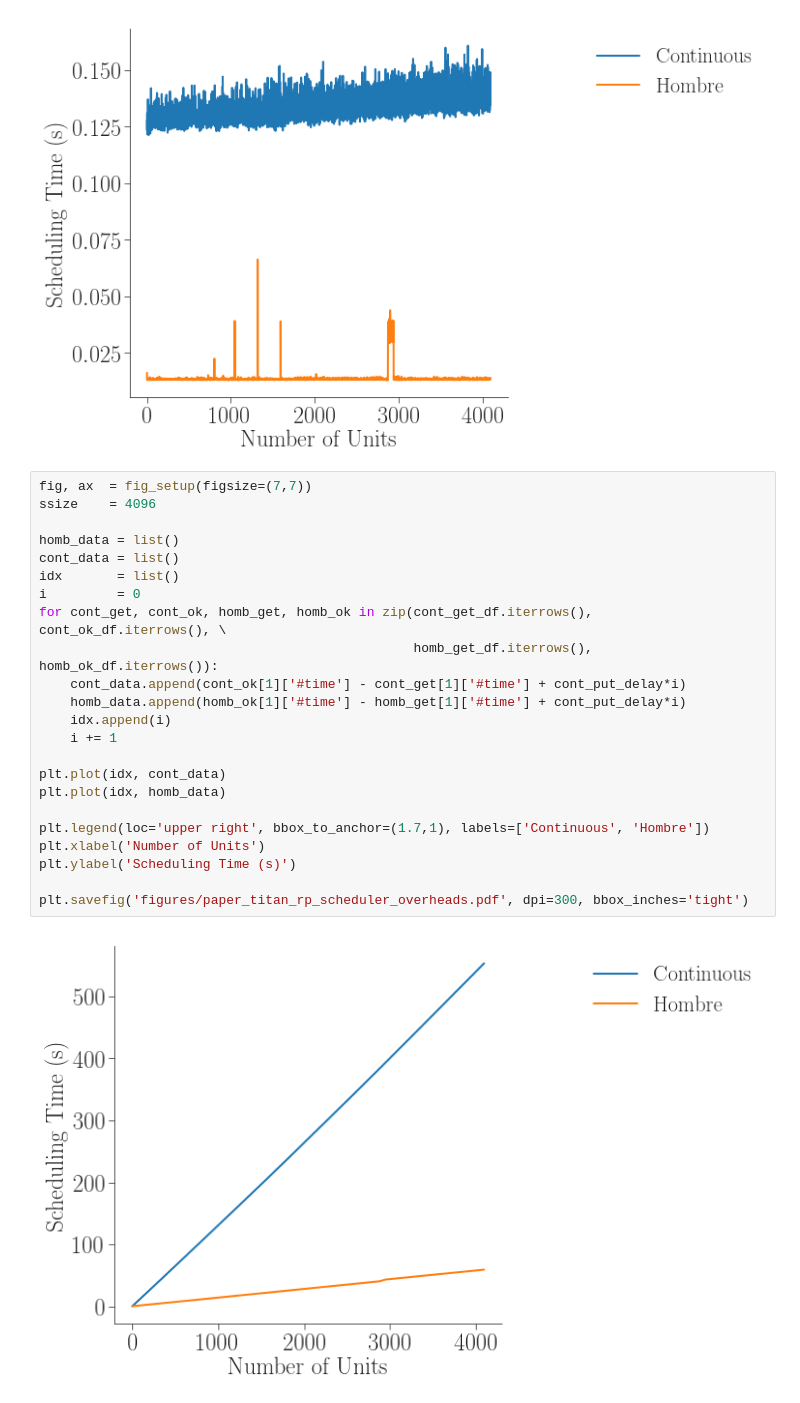
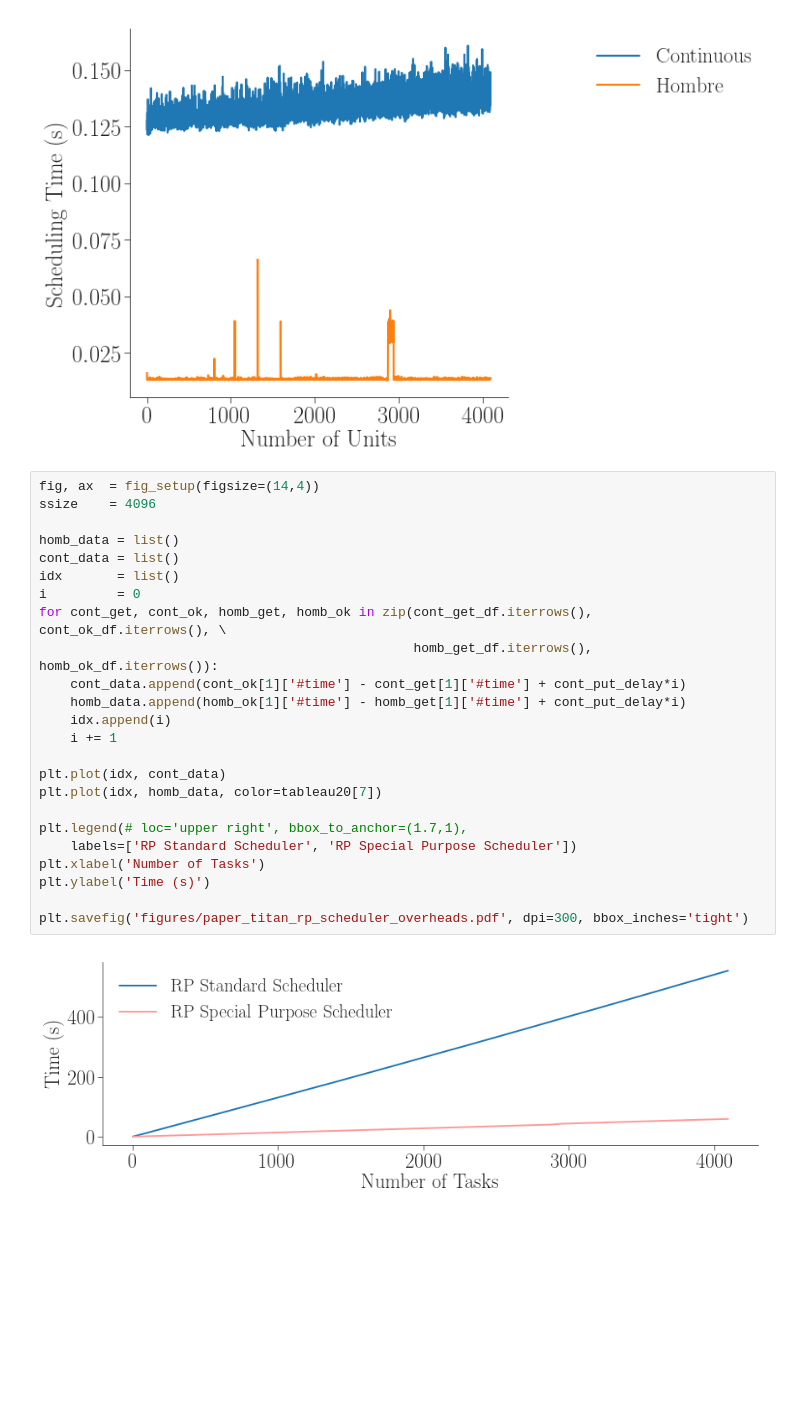
Before and after one commit to radical-experiments/rp.paper, a Jupyter notebook: analysis/rp_paper_scheduler.ipynb, the cells around one changed output. Cells and saved outputs as stored; diff of their text form; blank space fills up the shorter version.

```diff
--- a/analysis/rp_paper_scheduler.ipynb
+++ b/analysis/rp_paper_scheduler.ipynb
@@ -1292,27 +72,28 @@ plt.savefig('figures/paper_titan_rp_scheduler_overheads.pdf', dpi=300, bbox_inch
 # %% [output]
 [figure]
 # %%
-fig, ax  = fig_setup(figsize=(7,7))
+fig, ax  = fig_setup(figsize=(14,4))
 ssize    = 4096
 
 homb_data = list()
 cont_data = list()
 idx       = list()
 i         = 0
 for cont_get, cont_ok, homb_get, homb_ok in zip(cont_get_df.iterrows(), cont_ok_df.iterrows(), \
                                                 homb_get_df.iterrows(), homb_ok_df.iterrows()):
     cont_data.append(cont_ok[1]['#time'] - cont_get[1]['#time'] + cont_put_delay*i)
     homb_data.append(homb_ok[1]['#time'] - homb_get[1]['#time'] + cont_put_delay*i)
     idx.append(i)
     i += 1
 
 plt.plot(idx, cont_data)
-plt.plot(idx, homb_data)
+plt.plot(idx, homb_data, color=tableau20[7])
 
-plt.legend(loc='upper right', bbox_to_anchor=(1.7,1), labels=['Continuous', 'Hombre'])
-plt.xlabel('Number of Units')
-plt.ylabel('Scheduling Time (s)')
+plt.legend(# loc='upper right', bbox_to_anchor=(1.7,1),
+    labels=['RP Standard Scheduler', 'RP Special Purpose Scheduler'])
+plt.xlabel('Number of Tasks')
+plt.ylabel('Time (s)')
 
 plt.savefig('figures/paper_titan_rp_scheduler_overheads.pdf', dpi=300, bbox_inches='tight')
 # %% [output]
-[figure, old version]
+[figure, new version]
```
Also changed, not shown: parts of 25 cells of this notebook, 2 other files.
